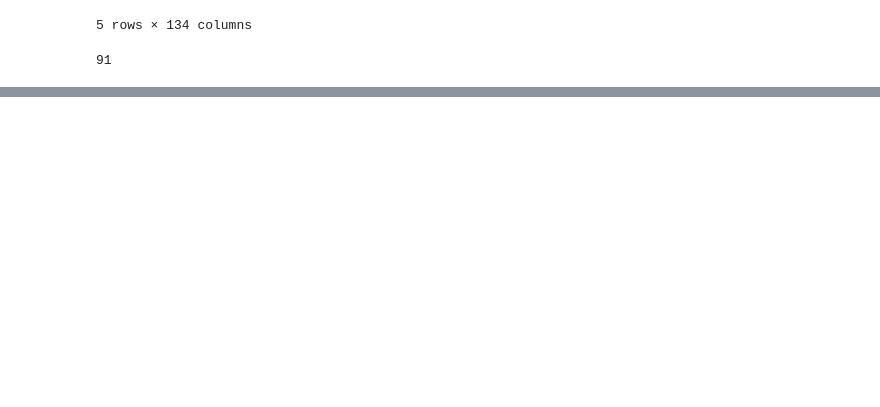
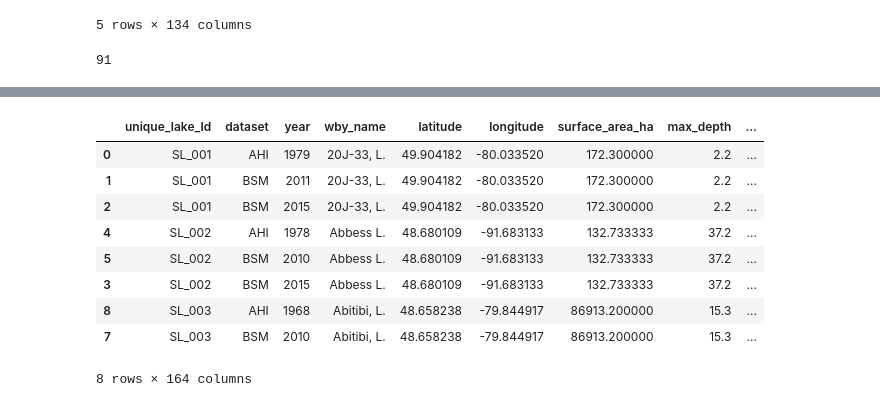
Before and after one commit to arshadimrit/Fish_community, a Jupyter notebook: Fish_range_shifts.ipynb, the cells around one changed output, grey strips where cells are left out. Drawn from its saved outputs; the diff is of its cells as text; code cells hidden in the pictures; blank space fills up the shorter version.

```diff
--- a/Fish_range_shifts.ipynb
+++ b/Fish_range_shifts.ipynb
@@ -285,0 +337,18 @@ for species in progress_bar:
+# %%
+for col in ['latitude', 'longitude', 'surface_area_ha', 'max_depth', 'mean_depth']:
+    df[col] = df.groupby(['unique_lake_Id'])[col].transform('mean')
+
+df.fillna(0, inplace=True)
+
+display(df.head(8))
+# %% [output]
+|  | unique_lake_Id | dataset | year | wby_name | latitude | longitude | surface_area_ha | max_depth | ... |
+| 0 | SL_001 | AHI | 1979 | 20J-33, L. | 49.904182 | -80.033520 | 172.300000 | 2.2 | ... |
+| 1 | SL_001 | BSM | 2011 | 20J-33, L. | 49.904182 | -80.033520 | 172.300000 | 2.2 | ... |
+| 2 | SL_001 | BSM | 2015 | 20J-33, L. | 49.904182 | -80.033520 | 172.300000 | 2.2 | ... |
+| 4 | SL_002 | AHI | 1978 | Abbess L. | 48.680109 | -91.683133 | 132.733333 | 37.2 | ... |
+| 5 | SL_002 | BSM | 2010 | Abbess L. | 48.680109 | -91.683133 | 132.733333 | 37.2 | ... |
+| 3 | SL_002 | BSM | 2015 | Abbess L. | 48.680109 | -91.683133 | 132.733333 | 37.2 | ... |
+| 8 | SL_003 | AHI | 1968 | Abitibi, L. | 48.658238 | -79.844917 | 86913.200000 | 15.3 | ... |
+| 7 | SL_003 | BSM | 2010 | Abitibi, L. | 48.658238 | -79.844917 | 86913.200000 | 15.3 | ... |
+8 rows × 164 columns
```
Also changed, not shown: parts of 18 cells of this notebook, 4 other files.
